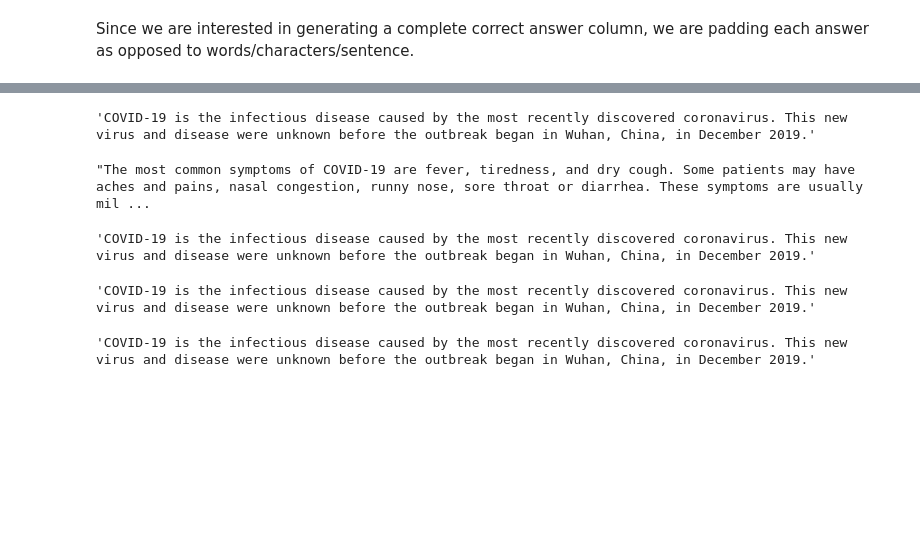
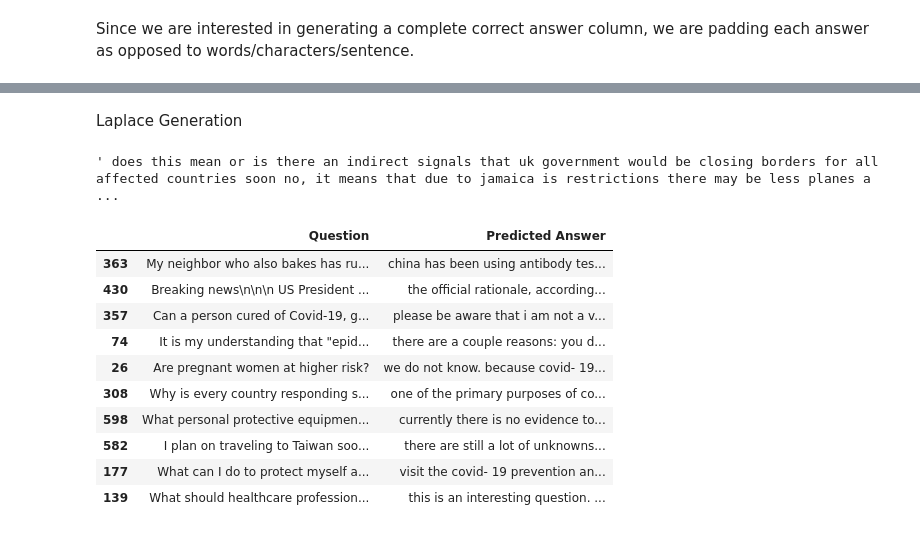
Before and after one commit to suhaillala/COVID_QA_Project, a Jupyter notebook: Project.ipynb, the cells around one changed output, grey strips where cells are left out. Cells and saved outputs as stored; diff of their text form; code cells hidden in the pictures; blank space fills up the shorter version.

```diff
--- a/Project.ipynb
+++ b/Project.ipynb
@@ -396 +421,61 @@ clf = MultinomialNB().fit(X_train_tfidf, combined_df.answer)
+# %% [markdown]
+Laplace Generation
+# %%
+# Laplace smoothing
+eng_laplace = dict()
+for i in range(cluster_size):
+    eng_laplace[i] = nltk.lm.Laplace(5, vocabulary = nltk.lm.Vocabulary(unique_words))
+    eng_laplace[i].fit(X_train.loc[X_train['cluster'] == i, 'prep_answer2'])
+# %%
+# Generate text using start word and cluster number
+def laplace_generation_fivegram(start_word, cluster):
+    sentence = start_word
+    word = start_word
+    prev_word1 = '<s>'
+    prev_word2 = '<s>'
+    prev_word3 = '<s>'
+
+    # Check if word != </s>
+    while word != '</s>':
+        trans_word = word
+        word = eng_laplace[cluster].generate(text_seed=[prev_word3, prev_word2, prev_word1, word])
+        if word.isalnum():
+            sentence += ' '     # Add spacing between words
+        sentence += word
+        prev_word3 = prev_word2
+        prev_word2 = prev_word1
+        prev_word1 = trans_word
+
+    # Remove start and stop tokens
+    sentence = sentence.replace('<s>', '')
+    sentence = sentence.replace('</s>', '')
+    return sentence
+
+# Test
+laplace_generation_fivegram('<s>', 1)
+# %% [output]
+' does this mean or is there an indirect signals that uk government would be closing borders for all affected countries soon no, it means that due to jamaica is restrictions there may be less planes a ...
+# %%
+# Testing with test set
+X_test_tfidf = tfidf_vectorizer.transform(X_test.question)
+
+predicted = []
+for cluster in model_kmeans.predict(X_test_tfidf):
+    predicted.append(laplace_generation_fivegram('<s>', cluster))   # Predicting answer text using first word and cluster number
+# %%
+# View results
+results = pd.DataFrame(data = {'Question': X_test.question, 'Predicted Answer': predicted})
+results.head(10)
+# %% [output]
+|  | Question | Predicted Answer |
+| 363 | My neighbor who also bakes has ru... | china has been using antibody tes... |
+| 430 | Breaking news\n\n\n US President ... | the official rationale, according... |
+| 357 | Can a person cured of Covid-19, g... | please be aware that i am not a v... |
+| 74 | It is my understanding that "epid... | there are a couple reasons: you d... |
+| 26 | Are pregnant women at higher risk? | we do not know. because covid- 19... |
+| 308 | Why is every country responding s... | one of the primary purposes of co... |
+| 598 | What personal protective equipmen... | currently there is no evidence to... |
+| 582 | I plan on traveling to Taiwan soo... | there are still a lot of unknowns... |
+| 177 | What can I do to protect myself a... | visit the covid- 19 prevention an... |
+| 139 | What should healthcare profession... | this is an interesting question. ... |
 # %%
@@ -408,20 +494,0 @@ predicted = clf.predict(X_new_tfidf)
-# %%
-predicted[0]
-# %% [output]
-'COVID-19 is the infectious disease caused by the most recently discovered coronavirus. This new virus and disease were unknown before the outbreak began in Wuhan, China, in December 2019.'
-# %%
-predicted[1]
-# %% [output]
-"The most common symptoms of COVID-19 are fever, tiredness, and dry cough. Some patients may have aches and pains, nasal congestion, runny nose, sore throat or diarrhea. These symptoms are usually mil ...
-# %%
-predicted[2]
-# %% [output]
-'COVID-19 is the infectious disease caused by the most recently discovered coronavirus. This new virus and disease were unknown before the outbreak began in Wuhan, China, in December 2019.'
-# %%
-predicted[3]
-# %% [output]
-'COVID-19 is the infectious disease caused by the most recently discovered coronavirus. This new virus and disease were unknown before the outbreak began in Wuhan, China, in December 2019.'
-# %%
-predicted[4]
-# %% [output]
-'COVID-19 is the infectious disease caused by the most recently discovered coronavirus. This new virus and disease were unknown before the outbreak began in Wuhan, China, in December 2019.'
```
Also changed, not shown: parts of 28 cells of this notebook, 1 other file.
